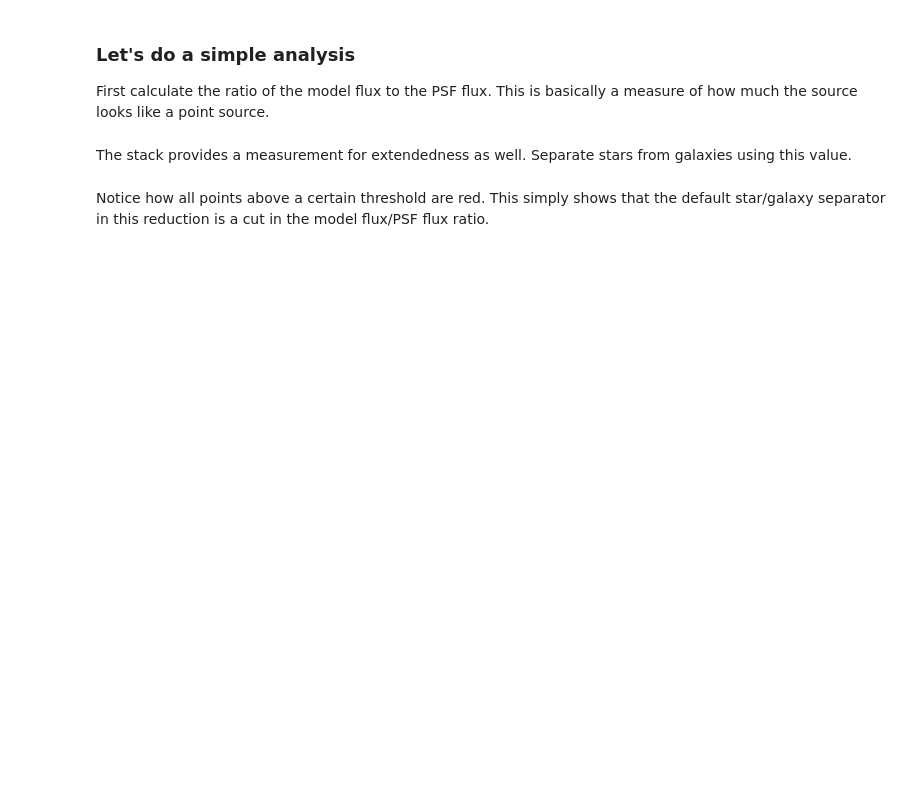
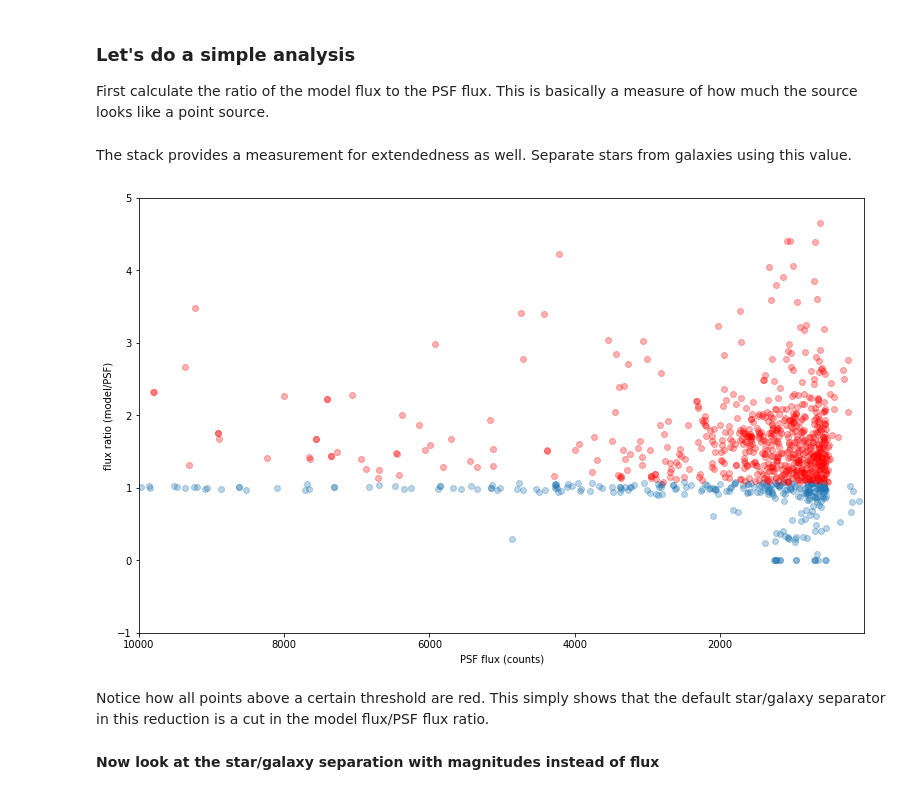
Before and after one commit to lsst-sqre/system-test, a Jupyter notebook: star_galaxy.ipynb, the cells around one changed output. Drawn from its saved outputs; the diff is of its cells as text; code cells hidden in the pictures; blank space fills up the shorter version.

Commit message:
Edit for clarity, add separate star/galaxy overlays.

```diff
--- a/star_galaxy.ipynb
+++ b/star_galaxy.ipynb
@@ -54,20 +77,27 @@ overlay_masks(exp, bbox=bbox, sources=sources)
 ### Let's do a simple analysis
 First calculate the ratio of the model flux to the PSF flux.  This is basically a measure of how much the source looks like a point source.
 # %%
-x = sources.getPsfFlux()
-y = sources.getModelFlux()/sources.getPsfFlux()
-x = numpy.array(x)
-y = numpy.array(y)
+psf_flux = sources.getPsfFlux()
+model_flux = sources.getModelFlux()
+flux_ratio = model_flux/psf_flux    # sources.getModelFlux()/sources.getPsfFlux()
+psf_flux = numpy.array(psf_flux)
+flux_ratio = numpy.array(flux_ratio)
 # %% [markdown]
 The stack provides a measurement for extendedness as well.  Separate stars from galaxies using this value.
 # %%
 extend = sources.get('base_ClassificationExtendedness_value')
 stars = numpy.where(extend==0.0)[0]
 galaxies = numpy.where(extend>0.)[0]
-plt.scatter(x[stars], y[stars], alpha=0.3)
-plt.scatter(x[galaxies], y[galaxies], c='r', alpha=0.3)
+plt.scatter(psf_flux[stars], flux_ratio[stars], alpha=0.3)
+plt.scatter(psf_flux[galaxies], flux_ratio[galaxies], c='r', alpha=0.3)
 plt.xlim(10000, 10)
 plt.ylim(-1, 5)
+plt.xlabel('PSF flux (counts)')
+plt.ylabel('flux ratio (model/PSF)')
 plt.show()
+# %% [output]
+[figure, added]
 # %% [markdown]
 Notice how all points above a certain threshold are red.  This simply shows that the default star/galaxy separator in this reduction is a cut in the model flux/PSF flux ratio.
+# %% [markdown]
+**Now look at the star/galaxy separation with magnitudes instead of flux**
```
Also changed, not shown: parts of 10 cells of this notebook.
